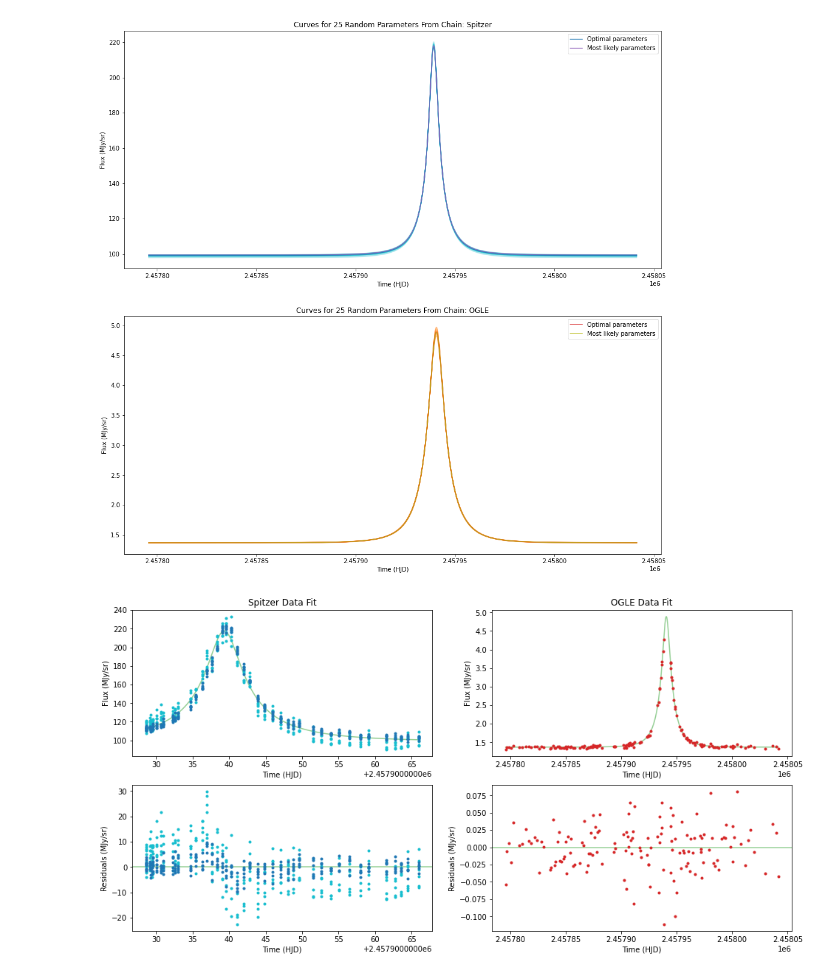
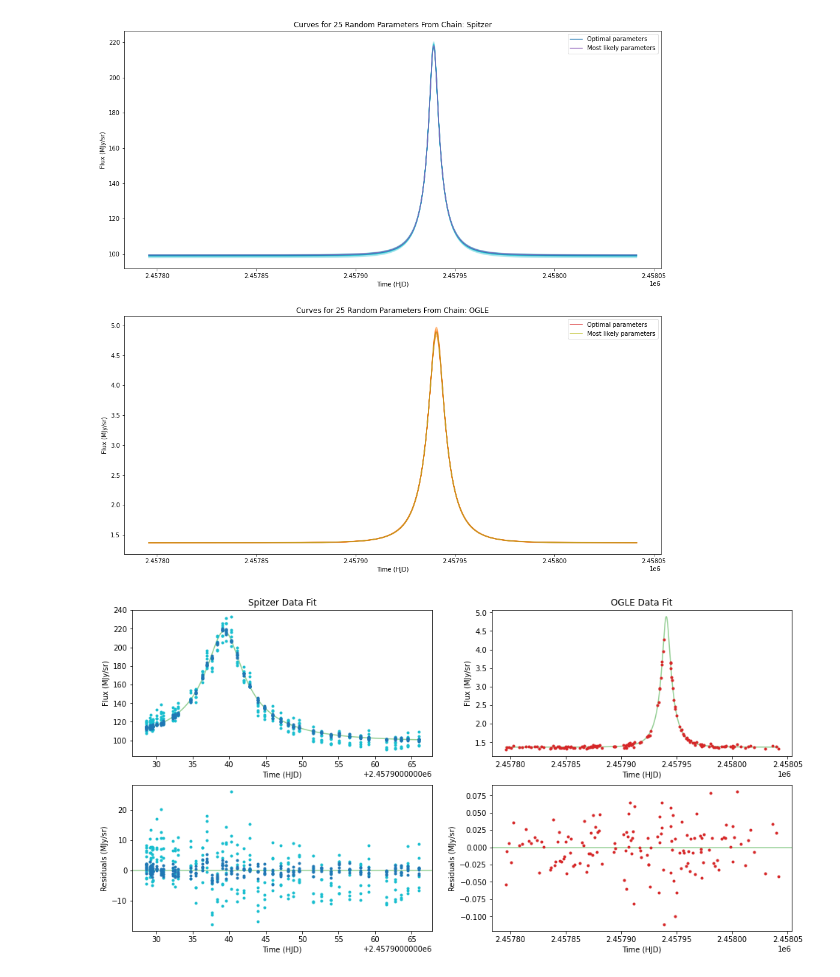
Before and after one commit to tbctk/tbk-Spitzer-ulens, a Jupyter notebook: Spitzer-ulens_Tutorial_ob171140_parallax.ipynb, the cells around one changed output. Drawn from its saved outputs; the diff is of its cells as text; code cells hidden in the pictures.

```diff
--- a/Spitzer-ulens_Tutorial_ob171140_parallax.ipynb
+++ b/Spitzer-ulens_Tutorial_ob171140_parallax.ipynb
@@ -357,9 +357,9 @@ plot_random_curves(pos_chain[:,:,:-2],model,timeplot,popt=popt_mcmc[:-2],pmax=pm
 [figure]
 # %%
 # Final analytic solution for corrected data
-astro, pld_coeffs, A, C, flu_g = PLD.analytic_solution(time,flux,flux_err,flux_frac,popt_lsq,model,time_g)
+astro, pld_coeffs, A, C, flu_g = PLD.analytic_solution(time,flux,flux_err,flux_frac,popt_mcmc[:-2],model,time_g)
 # Get detector model and divide it out to get new best-fit
 fit,sys,corr,resi = PLD.get_bestfit(pld_coeffs, flux, flux_frac, astro, A)
 plot_analytic_sol(model,time,time_g,popt_mcmc[:-2],astro,flux,corr,flux_g)
 # %% [output]
-[figure, old version]
+[figure, new version]
```
Also changed, not shown: 3 other files.
